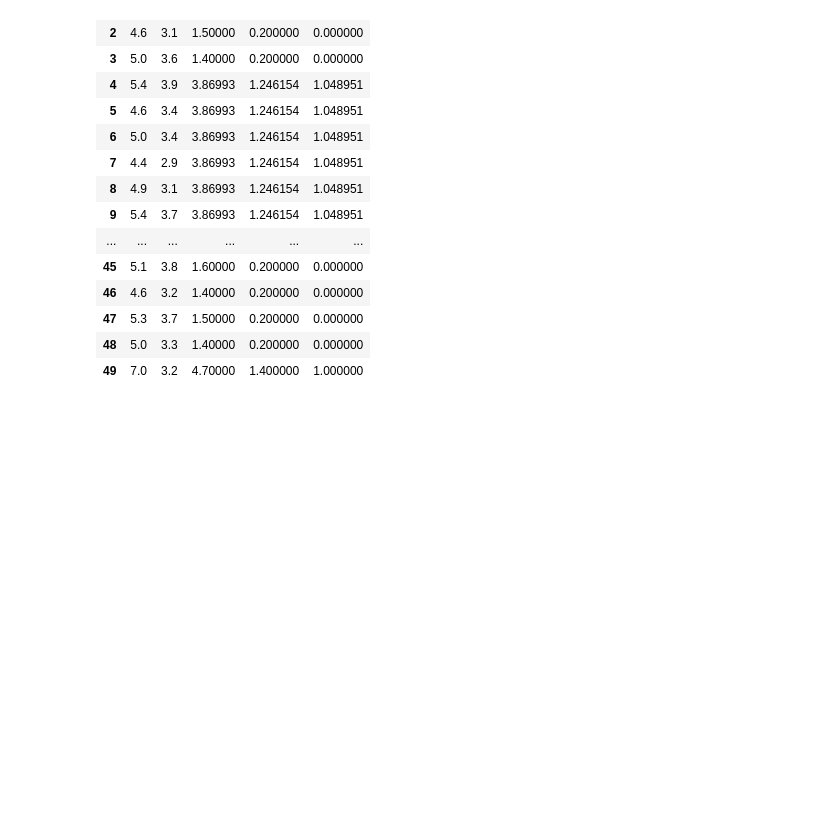
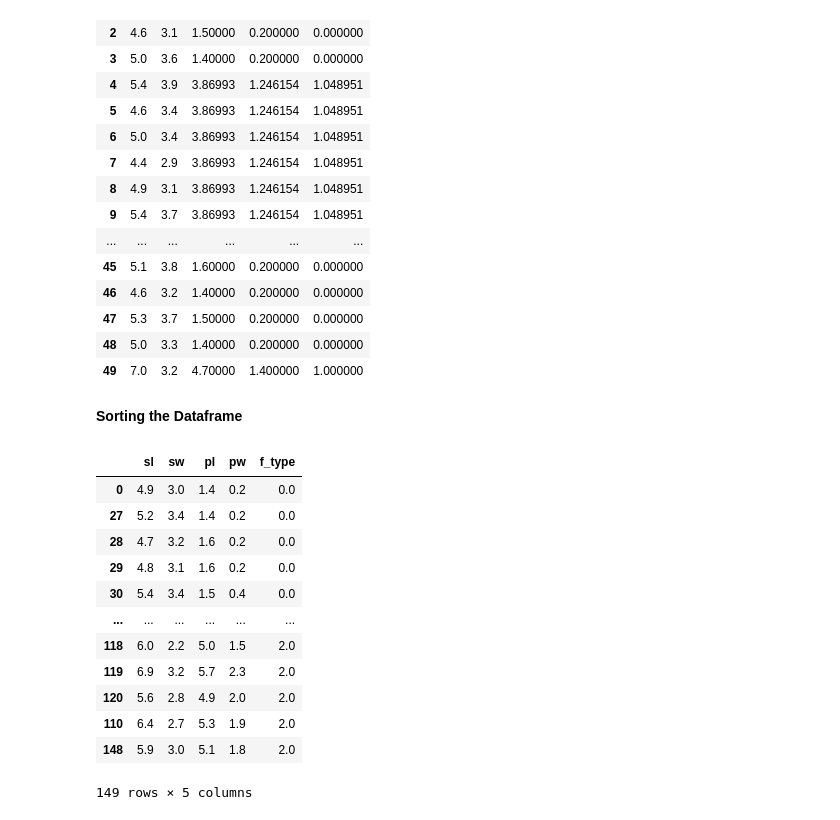
Before and after one commit to mumar389/Machine_Learning, a Jupyter notebook: 3.Pandas/pandas_practice/pandas_prac.ipynb, the cells around one changed output. Cells and saved outputs as stored; diff of their text form; code cells hidden in the pictures; blank space fills up the shorter version.

Commit message:
sorting in pandas

```diff
--- a/3.Pandas/pandas_practice/pandas_prac.ipynb
+++ b/3.Pandas/pandas_practice/pandas_prac.ipynb
@@ -200,3 +200,21 @@ df.head(50)
 | 47 | 5.3 | 3.7 | 1.50000 | 0.200000 | 0.000000 |
 | 48 | 5.0 | 3.3 | 1.40000 | 0.200000 | 0.000000 |
 | 49 | 7.0 | 3.2 | 4.70000 | 1.400000 | 1.000000 |
+# %% [markdown]
+**Sorting the Dataframe**
+# %%
+df.sort_values(by="f_type")
+# %% [output]
+|  | sl | sw | pl | pw | f_type |
+| 0 | 4.9 | 3.0 | 1.4 | 0.2 | 0.0 |
+| 27 | 5.2 | 3.4 | 1.4 | 0.2 | 0.0 |
+| 28 | 4.7 | 3.2 | 1.6 | 0.2 | 0.0 |
+| 29 | 4.8 | 3.1 | 1.6 | 0.2 | 0.0 |
+| 30 | 5.4 | 3.4 | 1.5 | 0.4 | 0.0 |
+| ... | ... | ... | ... | ... | ... |
+| 118 | 6.0 | 2.2 | 5.0 | 1.5 | 2.0 |
+| 119 | 6.9 | 3.2 | 5.7 | 2.3 | 2.0 |
+| 120 | 5.6 | 2.8 | 4.9 | 2.0 | 2.0 |
+| 110 | 6.4 | 2.7 | 5.3 | 1.9 | 2.0 |
+| 148 | 5.9 | 3.0 | 5.1 | 1.8 | 2.0 |
+149 rows × 5 columns
```
